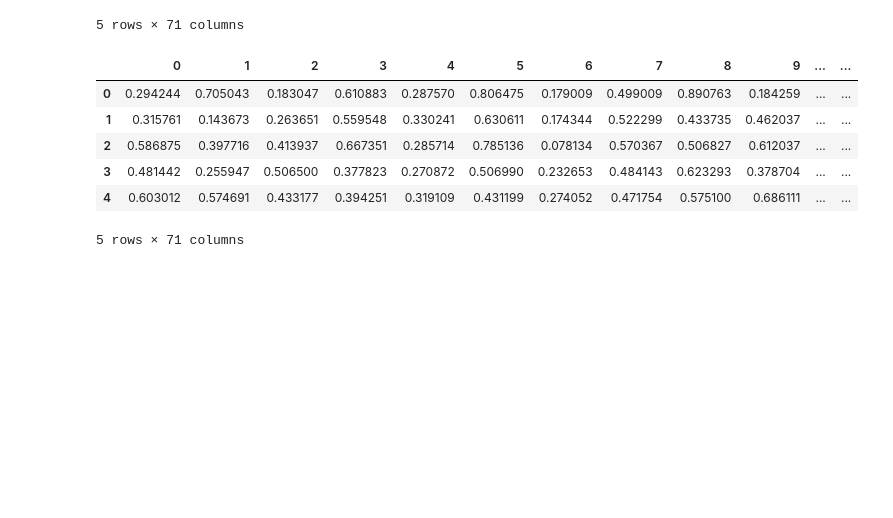
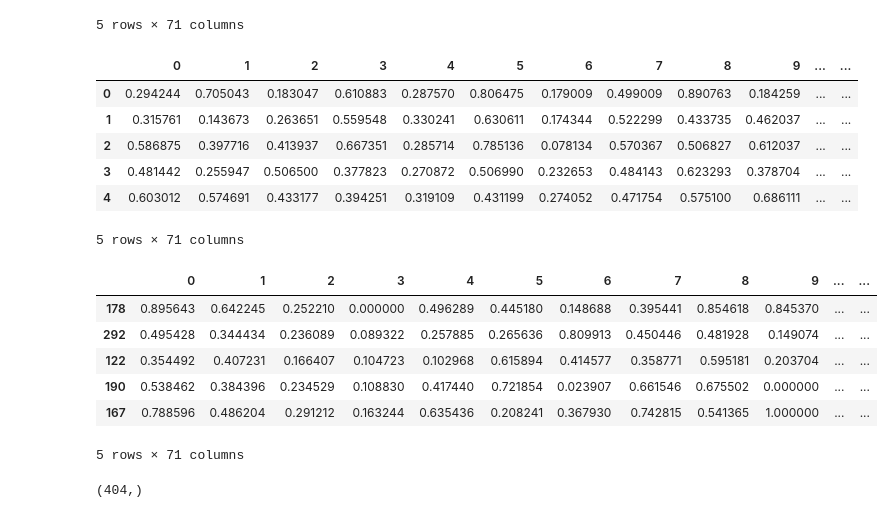
Before and after one commit to jamesxleon/DataMiningProjects, a Jupyter notebook: DataProcessing/Wrapper.ipynb, the cells around one changed output. Saved outputs shown, nothing was run; the diff lists cells and outputs as text; code cells hidden in the pictures; blank space fills up the shorter version.

```diff
--- a/DataProcessing/Wrapper.ipynb
+++ b/DataProcessing/Wrapper.ipynb
@@ -68,3 +60,21 @@ normalized_data.head()
 # Load the normalized dataset (This can be adjusted to the working dataset in case there is some matching problems)
 file_path = 'normalized_dataset.csv'
 data = pd.read_csv(file_path)
+# %%
+def sort_normalized_data_by_column(normalized_data, column_index):
+    # Sort the normalized dataset by the specified column index in ascending order
+    sorted_data = normalized_data.sort_values(by=normalized_data.columns[column_index])
+
+    # Return the sorted dataset
+    return sorted_data
+sorted_data = sort_normalized_data_by_column(normalized_data, 3)
+
+sorted_data.head()
+# %% [output]
+|  | 0 | 1 | 2 | 3 | 4 | 5 | 6 | 7 | 8 | 9 | ... | ... |
+| 178 | 0.895643 | 0.642245 | 0.252210 | 0.000000 | 0.496289 | 0.445180 | 0.148688 | 0.395441 | 0.854618 | 0.845370 | ... | ... |
+| 292 | 0.495428 | 0.344434 | 0.236089 | 0.089322 | 0.257885 | 0.265636 | 0.809913 | 0.450446 | 0.481928 | 0.149074 | ... | ... |
+| 122 | 0.354492 | 0.407231 | 0.166407 | 0.104723 | 0.102968 | 0.615894 | 0.414577 | 0.358771 | 0.595181 | 0.203704 | ... | ... |
+| 190 | 0.538462 | 0.384396 | 0.234529 | 0.108830 | 0.417440 | 0.721854 | 0.023907 | 0.661546 | 0.675502 | 0.000000 | ... | ... |
+| 167 | 0.788596 | 0.486204 | 0.291212 | 0.163244 | 0.635436 | 0.208241 | 0.367930 | 0.742815 | 0.541365 | 1.000000 | ... | ... |
+5 rows × 71 columns
@@ -77,9 +91,25 @@ y = data['label']
 smote = SMOTE(random_state=42)
 x_balanced, y_balanced = smote.fit_resample(x, y)
 
+# Calculate the Pearson correlation coefficient for all pairs of features
+corr_matrix = np.abs(np.corrcoef(x_balanced, rowvar=False))
+
+# Define a threshold for removing duplicates
+corr_threshold = 0.7  # Adjust this threshold as needed
+
+# Create a list of unique feature pairs with a correlation above the threshold
+feature_pairs_to_remove = []
+for i, j in itertools.combinations(range(len(x.columns)), 2):
+    if corr_matrix[i, j] > corr_threshold:
+        feature_pairs_to_remove.append((x.columns[i], x.columns[j]))
+
 # Standardize the features
 scaler = StandardScaler()
 x_balanced = scaler.fit_transform(x_balanced)
+
+print(y_balanced.shape)
+# %% [output]
+(404,)
 # %%
 # Define the number of iterations for Simulated Annealing
 n_iterations = 2000
```
Also changed, not shown: parts of 16 cells of this notebook, 3 other files.
